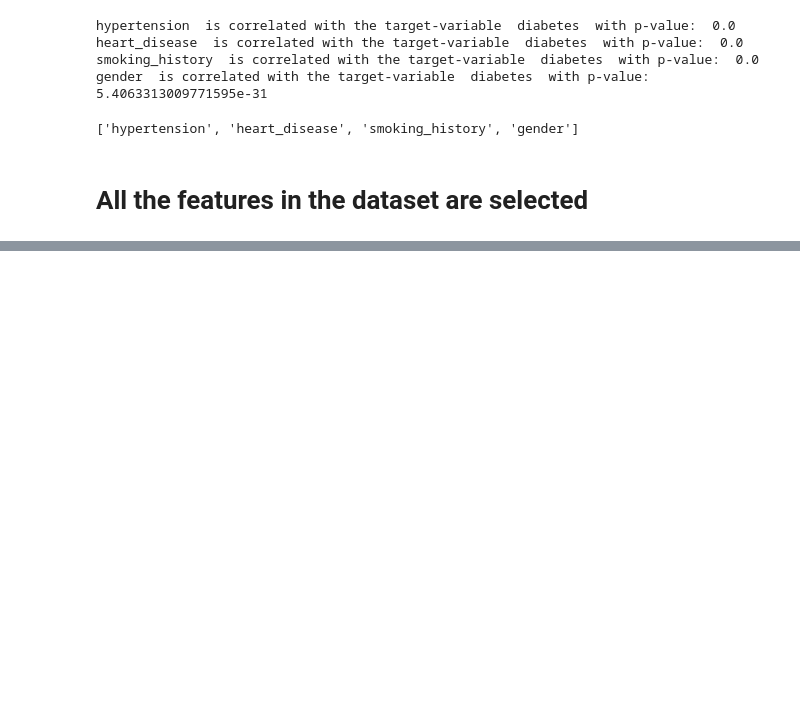
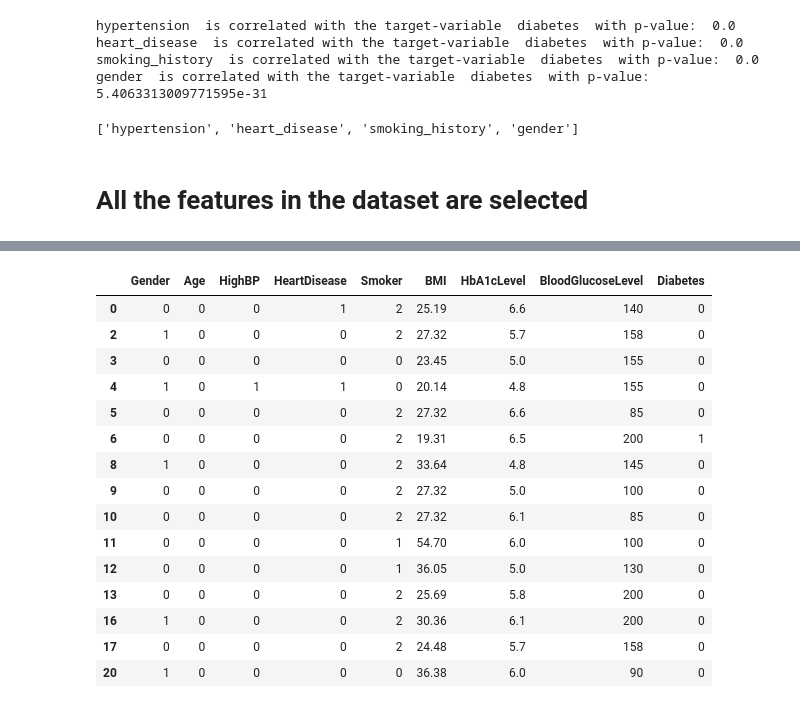
Before and after one commit to pdpavandesai/MergingDiabetesData, a Jupyter notebook: MustafaDatasetAnalysis.ipynb, the cells around one changed output, grey strips where cells are left out. Saved outputs shown, nothing was run; the diff lists cells and outputs as text; code cells hidden in the pictures; blank space fills up the shorter version.

```diff
--- a/MustafaDatasetAnalysis.ipynb
+++ b/MustafaDatasetAnalysis.ipynb
@@ -340,0 +343,23 @@ mustafaDataset_Actual_Copy.head(15)
+# %%
+dfCopy = mustafaDataset_Actual_Copy.copy()
+
+mustafaDataset_Actual_Copy = mustafaDataset_Actual_Copy.drop(dfCopy[(dfCopy.Smoker != 'never') & (dfCopy.Smoker != 'current') & (dfCopy.Smoker != 'former')].index)
+mustafaDataset_Actual_Copy['Smoker'] = LabelEncoder().fit_transform(mustafaDataset_Actual_Copy.Smoker)
+mustafaDataset_Actual_Copy.head(15)
+# %% [output]
+|  | Gender | Age | HighBP | HeartDisease | Smoker | BMI | HbA1cLevel | BloodGlucoseLevel | Diabetes |
+| 0 | 0 | 0 | 0 | 1 | 2 | 25.19 | 6.6 | 140 | 0 |
+| 2 | 1 | 0 | 0 | 0 | 2 | 27.32 | 5.7 | 158 | 0 |
+| 3 | 0 | 0 | 0 | 0 | 0 | 23.45 | 5.0 | 155 | 0 |
+| 4 | 1 | 0 | 1 | 1 | 0 | 20.14 | 4.8 | 155 | 0 |
+| 5 | 0 | 0 | 0 | 0 | 2 | 27.32 | 6.6 | 85 | 0 |
+| 6 | 0 | 0 | 0 | 0 | 2 | 19.31 | 6.5 | 200 | 1 |
+| 8 | 1 | 0 | 0 | 0 | 2 | 33.64 | 4.8 | 145 | 0 |
+| 9 | 0 | 0 | 0 | 0 | 2 | 27.32 | 5.0 | 100 | 0 |
+| 10 | 0 | 0 | 0 | 0 | 2 | 27.32 | 6.1 | 85 | 0 |
+| 11 | 0 | 0 | 0 | 0 | 1 | 54.70 | 6.0 | 100 | 0 |
+| 12 | 0 | 0 | 0 | 0 | 1 | 36.05 | 5.0 | 130 | 0 |
+| 13 | 0 | 0 | 0 | 0 | 2 | 25.69 | 5.8 | 200 | 0 |
+| 16 | 1 | 0 | 0 | 0 | 2 | 30.36 | 6.1 | 200 | 0 |
+| 17 | 0 | 0 | 0 | 0 | 2 | 24.48 | 5.7 | 158 | 0 |
+| 20 | 1 | 0 | 0 | 0 | 0 | 36.38 | 6.0 | 90 | 0 |
```
Also changed, not shown: parts of 1 cell of this notebook.
